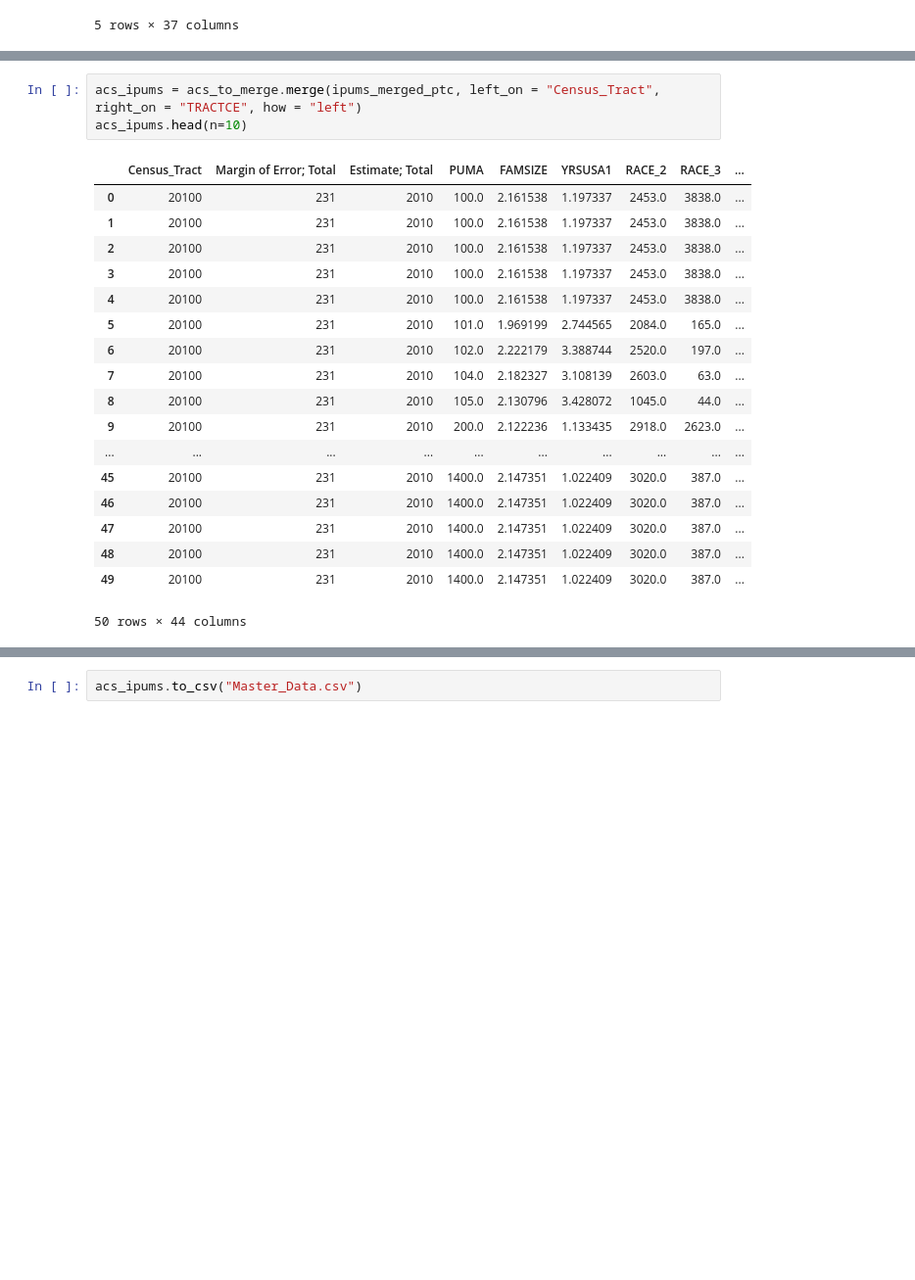
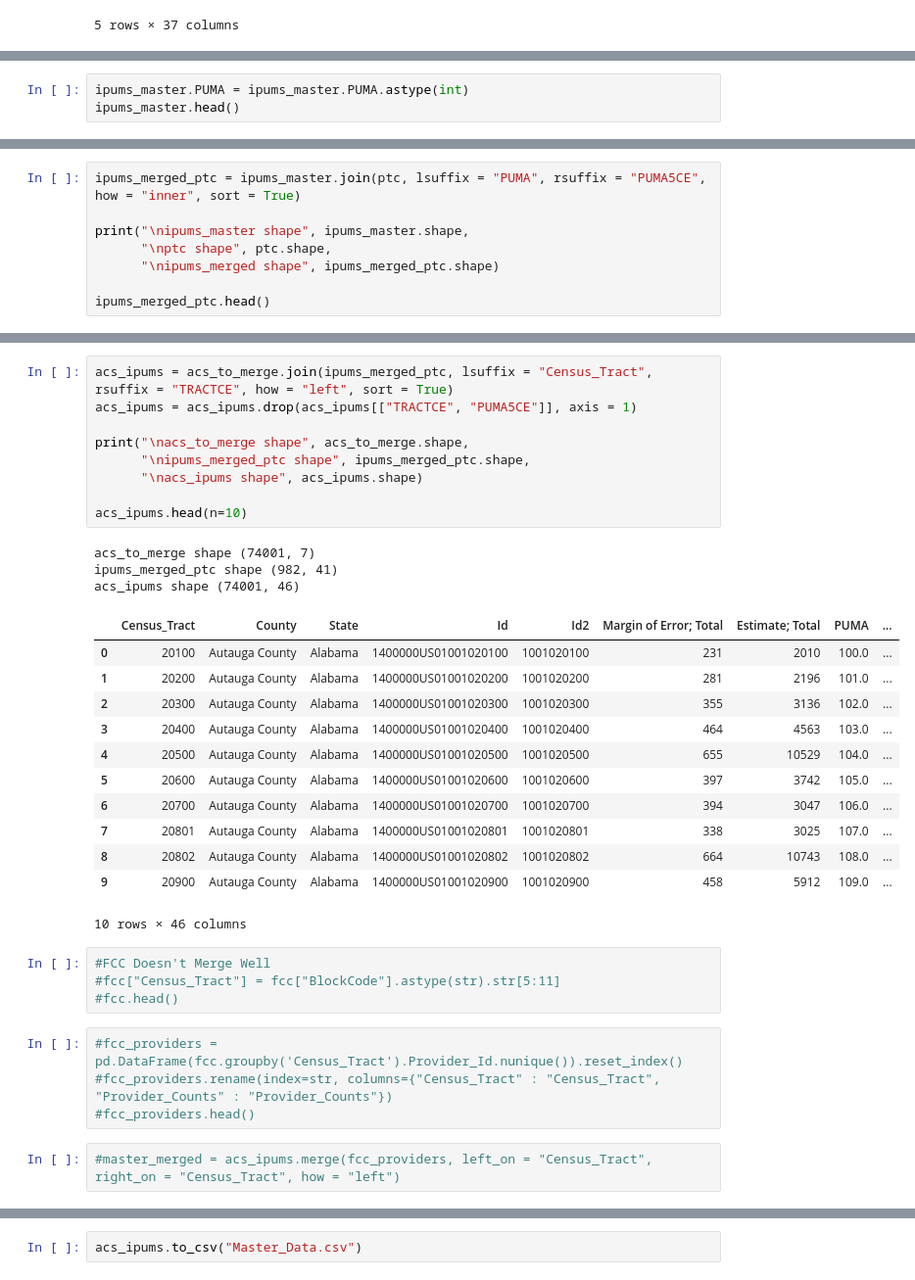
Before and after one commit to kmm2204/w209_final_project, a Jupyter notebook: Pipeline.ipynb, the cells around one changed output, grey strips where cells are left out. Shown: that part at 98% size. Saved outputs shown, nothing was run; the diff lists cells and outputs as text; blank space fills up the shorter version.

```diff
--- a/Pipeline.ipynb
+++ b/Pipeline.ipynb
@@ -179,0 +169,3 @@ ipums_merged_ptc.head()
+# %%
+ipums_master.PUMA = ipums_master.PUMA.astype(int)
+ipums_master.head()
@@ -179,0 +189,8 @@ ipums_merged_ptc.head()
+# %%
+ipums_merged_ptc = ipums_master.join(ptc, lsuffix = "PUMA", rsuffix = "PUMA5CE", how = "inner", sort = True)
+
+print("\nipums_master shape", ipums_master.shape,
+      "\nptc shape", ptc.shape,
+      "\nipums_merged shape", ipums_merged_ptc.shape)
+
+ipums_merged_ptc.head()
@@ -191,22 +221,35 @@ acs_to_merge.head()
+# %%
+acs_ipums = acs_to_merge.join(ipums_merged_ptc, lsuffix = "Census_Tract", rsuffix = "TRACTCE", how = "left", sort = True)
+acs_ipums = acs_ipums.drop(acs_ipums[["TRACTCE", "PUMA5CE"]], axis = 1)
+
+print("\nacs_to_merge shape", acs_to_merge.shape,
+      "\nipums_merged_ptc shape", ipums_merged_ptc.shape,
+      "\nacs_ipums shape", acs_ipums.shape)
+
+acs_ipums.head(n=10)
+# %% [output]
+acs_to_merge shape (74001, 7)
+ipums_merged_ptc shape (982, 41)
+acs_ipums shape (74001, 46)
+|  | Census_Tract | County | State | Id | Id2 | Margin of Error; Total | Estimate; Total | PUMA | ... |
+| 0 | 20100 | Autauga County | Alabama | 1400000US01001020100 | 1001020100 | 231 | 2010 | 100.0 | ... |
+| 1 | 20200 | Autauga County | Alabama | 1400000US01001020200 | 1001020200 | 281 | 2196 | 101.0 | ... |
+| 2 | 20300 | Autauga County | Alabama | 1400000US01001020300 | 1001020300 | 355 | 3136 | 102.0 | ... |
+| 3 | 20400 | Autauga County | Alabama | 1400000US01001020400 | 1001020400 | 464 | 4563 | 103.0 | ... |
+| 4 | 20500 | Autauga County | Alabama | 1400000US01001020500 | 1001020500 | 655 | 10529 | 104.0 | ... |
+| 5 | 20600 | Autauga County | Alabama | 1400000US01001020600 | 1001020600 | 397 | 3742 | 105.0 | ... |
+| 6 | 20700 | Autauga County | Alabama | 1400000US01001020700 | 1001020700 | 394 | 3047 | 106.0 | ... |
+| 7 | 20801 | Autauga County | Alabama | 1400000US01001020801 | 1001020801 | 338 | 3025 | 107.0 | ... |
+| 8 | 20802 | Autauga County | Alabama | 1400000US01001020802 | 1001020802 | 664 | 10743 | 108.0 | ... |
+| 9 | 20900 | Autauga County | Alabama | 1400000US01001020900 | 1001020900 | 458 | 5912 | 109.0 | ... |
+10 rows × 46 columns
+# %%
+#FCC Doesn't Merge Well
+#fcc["Census_Tract"] = fcc["BlockCode"].astype(str).str[5:11]
+#fcc.head()
+# %%
+#fcc_providers = pd.DataFrame(fcc.groupby('Census_Tract').Provider_Id.nunique()).reset_index()
+#fcc_providers.rename(index=str, columns={"Census_Tract" : "Census_Tract", "Provider_Counts" : "Provider_Counts"})
+#fcc_providers.head()
 # %%
-acs_ipums = acs_to_merge.merge(ipums_merged_ptc, left_on = "Census_Tract", right_on = "TRACTCE", how = "left")
-acs_ipums.head(n=10)
+#master_merged = acs_ipums.merge(fcc_providers, left_on = "Census_Tract", right_on = "Census_Tract", how = "left")
-# %% [output]
-|  | Census_Tract | Margin of Error; Total | Estimate; Total | PUMA | FAMSIZE | YRSUSA1 | RACE_2 | RACE_3 | ... |
-| 0 | 20100 | 231 | 2010 | 100.0 | 2.161538 | 1.197337 | 2453.0 | 3838.0 | ... |
-| 1 | 20100 | 231 | 2010 | 100.0 | 2.161538 | 1.197337 | 2453.0 | 3838.0 | ... |
-| 2 | 20100 | 231 | 2010 | 100.0 | 2.161538 | 1.197337 | 2453.0 | 3838.0 | ... |
-| 3 | 20100 | 231 | 2010 | 100.0 | 2.161538 | 1.197337 | 2453.0 | 3838.0 | ... |
-| 4 | 20100 | 231 | 2010 | 100.0 | 2.161538 | 1.197337 | 2453.0 | 3838.0 | ... |
-| 5 | 20100 | 231 | 2010 | 101.0 | 1.969199 | 2.744565 | 2084.0 | 165.0 | ... |
-| 6 | 20100 | 231 | 2010 | 102.0 | 2.222179 | 3.388744 | 2520.0 | 197.0 | ... |
-| 7 | 20100 | 231 | 2010 | 104.0 | 2.182327 | 3.108139 | 2603.0 | 63.0 | ... |
-| 8 | 20100 | 231 | 2010 | 105.0 | 2.130796 | 3.428072 | 1045.0 | 44.0 | ... |
-| 9 | 20100 | 231 | 2010 | 200.0 | 2.122236 | 1.133435 | 2918.0 | 2623.0 | ... |
-| ... | ... | ... | ... | ... | ... | ... | ... | ... | ... |
-| 45 | 20100 | 231 | 2010 | 1400.0 | 2.147351 | 1.022409 | 3020.0 | 387.0 | ... |
-| 46 | 20100 | 231 | 2010 | 1400.0 | 2.147351 | 1.022409 | 3020.0 | 387.0 | ... |
-| 47 | 20100 | 231 | 2010 | 1400.0 | 2.147351 | 1.022409 | 3020.0 | 387.0 | ... |
-| 48 | 20100 | 231 | 2010 | 1400.0 | 2.147351 | 1.022409 | 3020.0 | 387.0 | ... |
-| 49 | 20100 | 231 | 2010 | 1400.0 | 2.147351 | 1.022409 | 3020.0 | 387.0 | ... |
-50 rows × 44 columns
```
Also changed, not shown: parts of 8 cells of this notebook, 5 other files.
